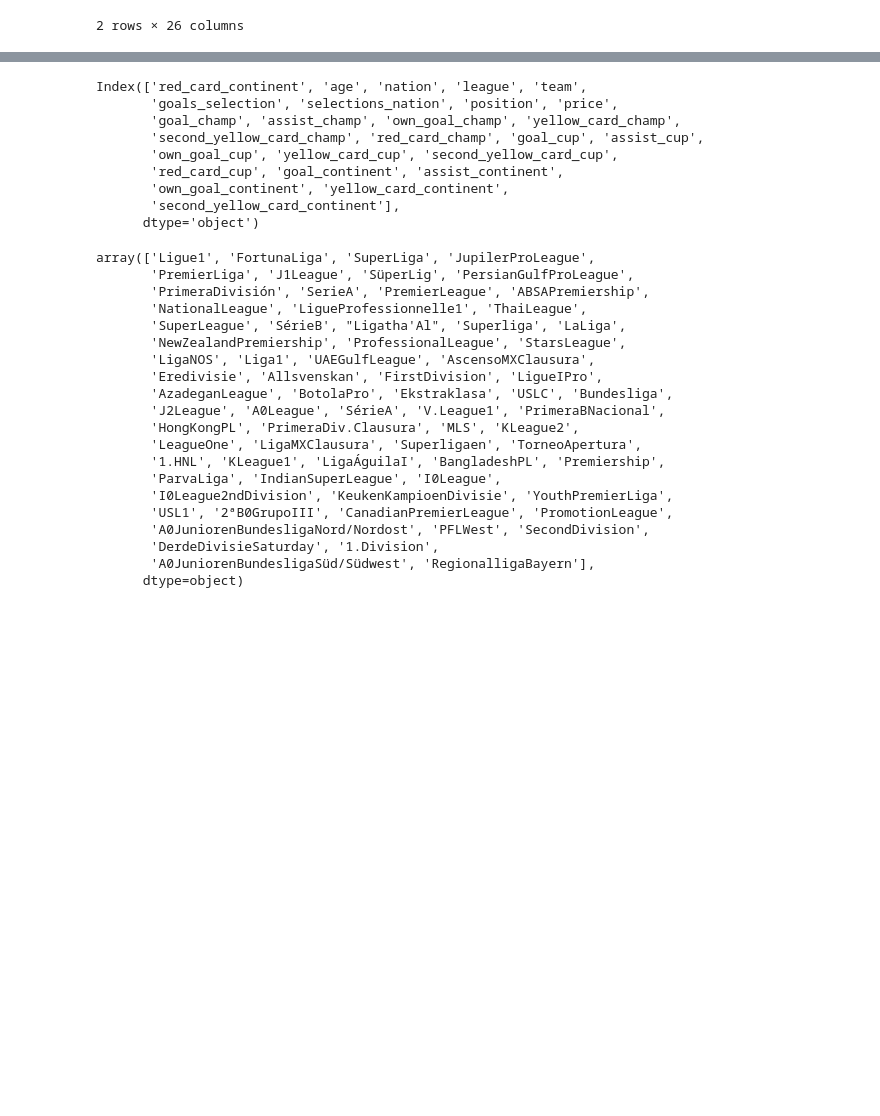
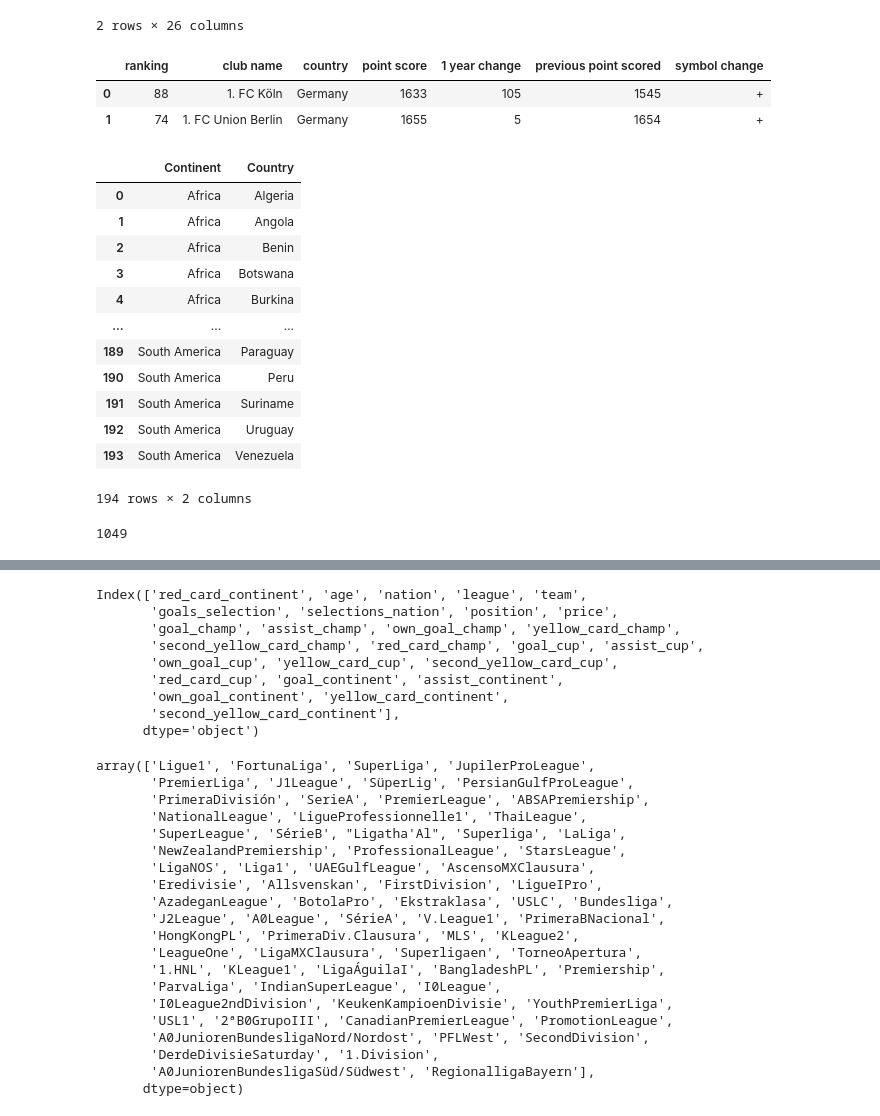
Before and after one commit to aleconwifi/Final-JOBarcelona-22, a Jupyter notebook: src/Feature_Engineering.ipynb, the cells around one changed output, grey strips where cells are left out. Saved outputs shown, nothing was run; the diff lists cells and outputs as text; code cells hidden in the pictures; blank space fills up the shorter version.

```diff
--- a/src/Feature_Engineering.ipynb
+++ b/src/Feature_Engineering.ipynb
@@ -20,3 +20,31 @@ df.head(2)
 | 1019 | 0.0 | 23 | Tunisia | Ligue1 | OGCNice | 0 | 4 | Goalkeeper | ... |
 | 1892 | 0.0 | 20 | CzechRepublic | FortunaLiga | 1.FKPribram | 0 | 1 | LeftWinger | ... |
 2 rows × 26 columns
+# %%
+df_clubs_rating = pd.read_csv('../data/Clubs-Ranking.csv')
+df_clubs_rating.head(2)
+# %% [output]
+|  | ranking | club name | country | point score | 1 year change | previous point scored | symbol change |
+| 0 | 88 | 1. FC Köln | Germany | 1633 | 105 | 1545 | + |
+| 1 | 74 | 1. FC Union Berlin | Germany | 1655 | 5 | 1654 | + |
+# %%
+df_country_continent = pd.read_csv('../data/Countries-Continents.csv')
+df_country_continent
+# %% [output]
+|  | Continent | Country |
+| 0 | Africa | Algeria |
+| 1 | Africa | Angola |
+| 2 | Africa | Benin |
+| 3 | Africa | Botswana |
+| 4 | Africa | Burkina |
+| ... | ... | ... |
+| 189 | South America | Paraguay |
+| 190 | South America | Peru |
+| 191 | South America | Suriname |
+| 192 | South America | Uruguay |
+| 193 | South America | Venezuela |
+194 rows × 2 columns
+# %%
+len(df.team.unique())
+# %% [output]
+1049
```
Also changed, not shown: parts of 5 cells of this notebook, 1 other file.
